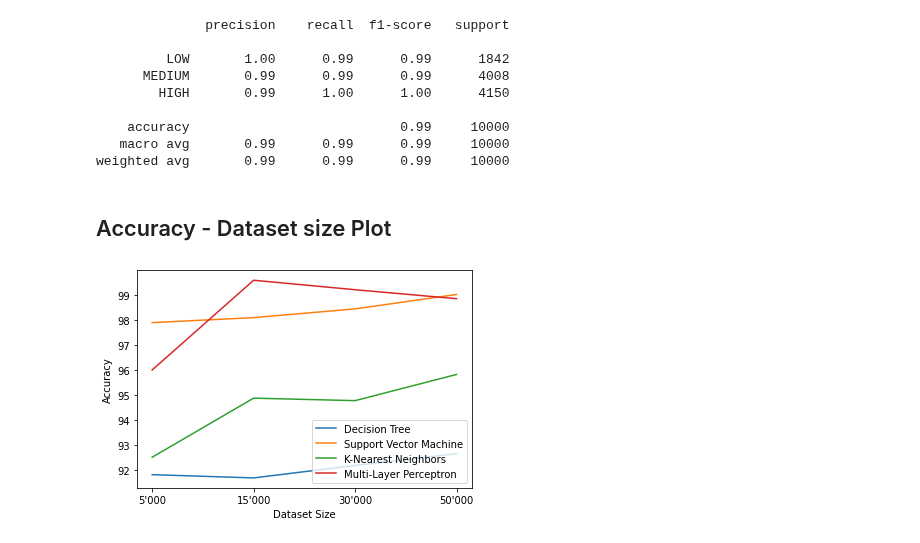
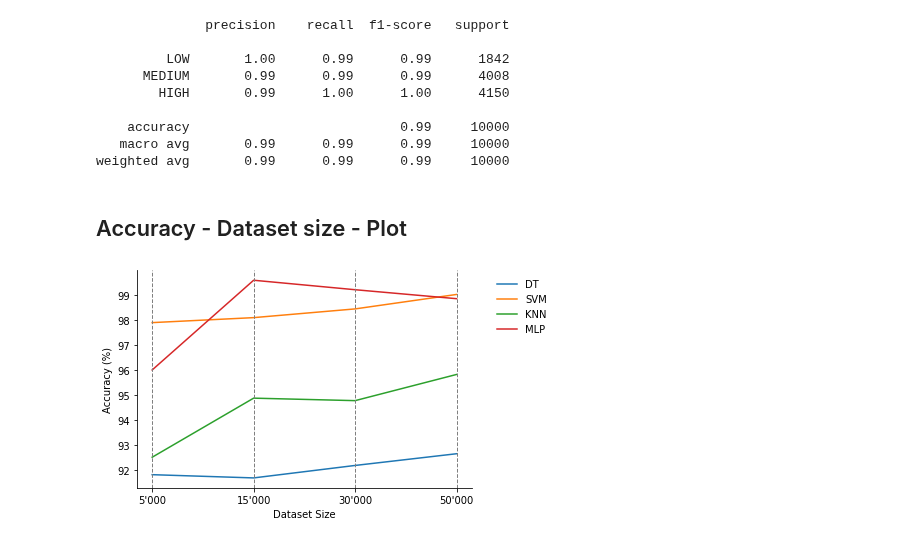
Before and after one commit to Sulasdeli/SecRiskAI, a Jupyter notebook: ml_decision_server/notebooks/performance_evaluations.ipynb, the cells around one changed output. Cells and saved outputs as stored; diff of their text form; code cells hidden in the pictures.

Commit message:
update evaluation plot

```diff
--- a/ml_decision_server/notebooks/performance_evaluations.ipynb
+++ b/ml_decision_server/notebooks/performance_evaluations.ipynb
@@ -325,25 +325,36 @@ print(classification_report(y_test, mlp.predict(X_test_normalized), target_names
    macro avg       0.99      0.99      0.99     10000
 weighted avg       0.99      0.99      0.99     10000
 # %% [markdown]
-## Accuracy - Dataset size Plot
+## Accuracy - Dataset size - Plot
 # %%
 import matplotlib.pyplot as plt
 
 dataset_sizes = ["5'000", "15'000", "30'000", "50'000"]
 DT = [91.80, 91.67, 92.17, 92.64]
 SVM = [97.90, 98.10, 98.45, 99.03]
 KNN = [92.50, 94.87, 94.77, 95.82]
 MLP = [96.00, 99.60, 99.22, 98.86]
 
-plt.plot(dataset_sizes, DT, label = "Decision Tree")
-plt.plot(dataset_sizes, SVM, label = "Support Vector Machine")
-plt.plot(dataset_sizes, KNN, label = "K-Nearest Neighbors")
-plt.plot(dataset_sizes, MLP, label = "Multi-Layer Perceptron")
+f = plt.figure()
+
+plt.plot(dataset_sizes, DT, label = "DT")
+plt.plot(dataset_sizes, SVM, label = "SVM")
+plt.plot(dataset_sizes, KNN, label = "KNN")
+plt.plot(dataset_sizes, MLP, label = "MLP")
+
+for x in dataset_sizes:
+    plt.axvline(x=x, linestyle="dashed", color='gray', linewidth=1)
+
+
+plt.gca().spines['right'].set_color('none')
+plt.gca().spines['top'].set_color('none')
 
 plt.xlabel('Dataset Size')
-plt.ylabel('Accuracy')
-plt.legend()
+plt.ylabel('Accuracy (%)')
+plt.legend(loc='upper left', bbox_to_anchor=(1.05, 1), frameon=False)
 
 plt.show()
+
+f.savefig("sizeXAccuracy.pdf", bbox_inches='tight')
 # %% [output]
-[figure, old version]
+[figure, new version]
```
Also changed, not shown: parts of 1 cell of this notebook.
